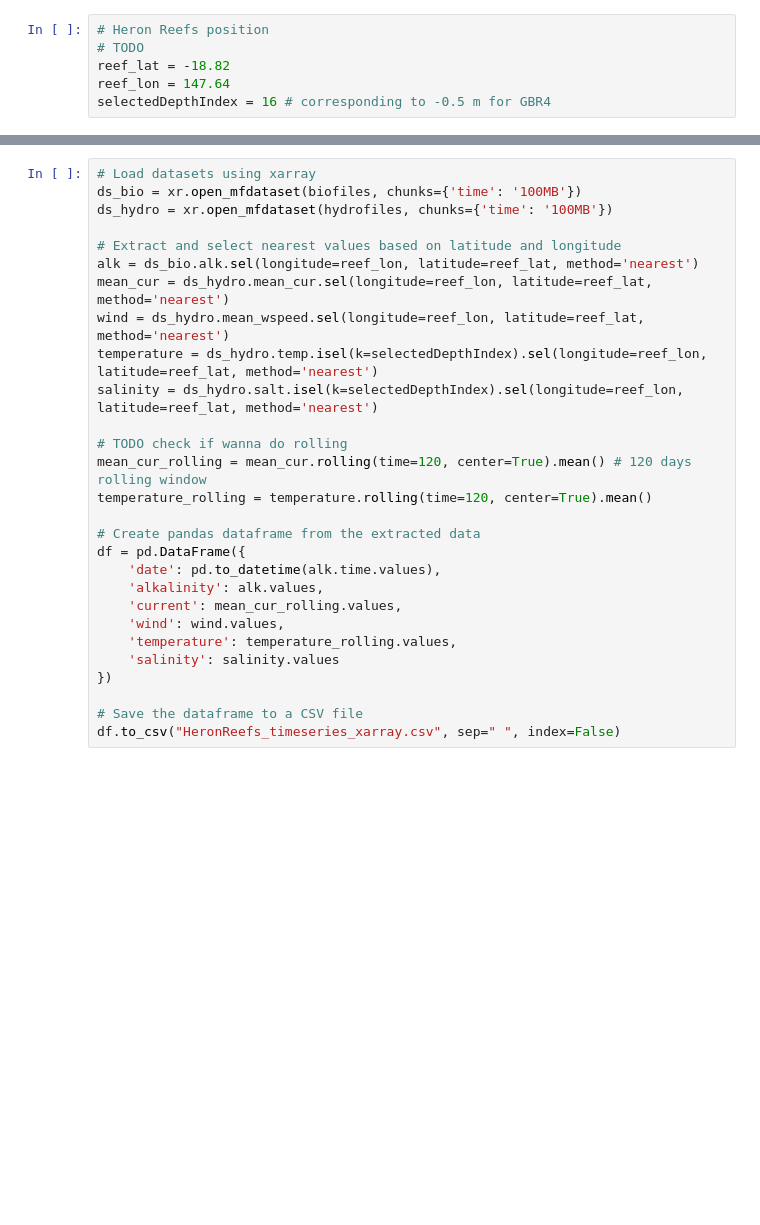
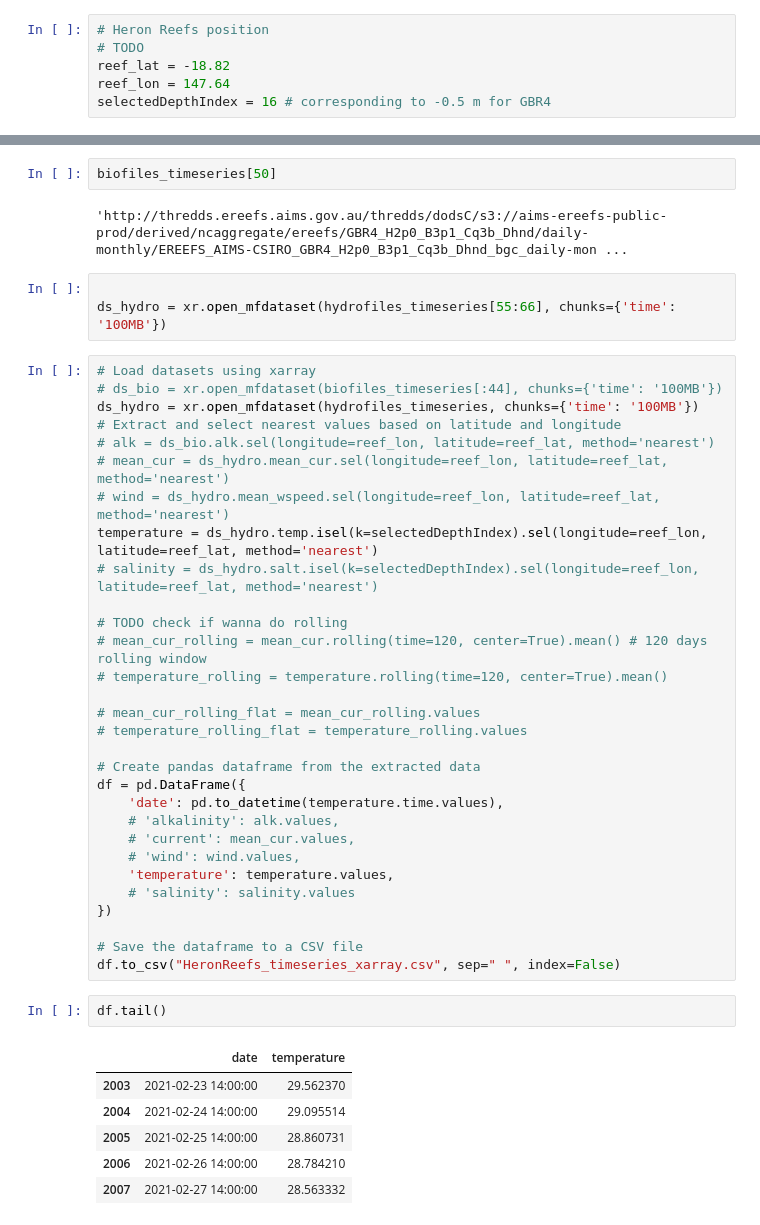
Before and after one commit to Lokyiulee/ENVI5809_Grp4, a Jupyter notebook: project.ipynb, the cells around one changed output, grey strips where cells are left out. Saved outputs shown, nothing was run; the diff lists cells and outputs as text; blank space fills up the shorter version.

```diff
--- a/project.ipynb
+++ b/project.ipynb
@@ -72,31 +108,49 @@ selectedDepthIndex = 16 # corresponding to -0.5 m for GBR4
+# %%
+biofiles_timeseries[50]
+# %% [output]
+'http://thredds.ereefs.aims.gov.au/thredds/dodsC/s3://aims-ereefs-public-prod/derived/ncaggregate/ereefs/GBR4_H2p0_B3p1_Cq3b_Dhnd/daily-monthly/EREEFS_AIMS-CSIRO_GBR4_H2p0_B3p1_Cq3b_Dhnd_bgc_daily-mon ...
+# %%
+
+ds_hydro = xr.open_mfdataset(hydrofiles_timeseries[55:66], chunks={'time': '100MB'})
 # %%
 # Load datasets using xarray
-ds_bio = xr.open_mfdataset(biofiles, chunks={'time': '100MB'})
-ds_hydro = xr.open_mfdataset(hydrofiles, chunks={'time': '100MB'})
-
+# ds_bio = xr.open_mfdataset(biofiles_timeseries[:44], chunks={'time': '100MB'})
+ds_hydro = xr.open_mfdataset(hydrofiles_timeseries, chunks={'time': '100MB'})
 # Extract and select nearest values based on latitude and longitude
-alk = ds_bio.alk.sel(longitude=reef_lon, latitude=reef_lat, method='nearest')
-mean_cur = ds_hydro.mean_cur.sel(longitude=reef_lon, latitude=reef_lat, method='nearest')
-wind = ds_hydro.mean_wspeed.sel(longitude=reef_lon, latitude=reef_lat, method='nearest')
+# alk = ds_bio.alk.sel(longitude=reef_lon, latitude=reef_lat, method='nearest')
+# mean_cur = ds_hydro.mean_cur.sel(longitude=reef_lon, latitude=reef_lat, method='nearest')
+# wind = ds_hydro.mean_wspeed.sel(longitude=reef_lon, latitude=reef_lat, method='nearest')
 temperature = ds_hydro.temp.isel(k=selectedDepthIndex).sel(longitude=reef_lon, latitude=reef_lat, method='nearest')
-salinity = ds_hydro.salt.isel(k=selectedDepthIndex).sel(longitude=reef_lon, latitude=reef_lat, method='nearest')
+# salinity = ds_hydro.salt.isel(k=selectedDepthIndex).sel(longitude=reef_lon, latitude=reef_lat, method='nearest')
 
 # TODO check if wanna do rolling
-mean_cur_rolling = mean_cur.rolling(time=120, center=True).mean() # 120 days rolling window
-temperature_rolling = temperature.rolling(time=120, center=True).mean()
+# mean_cur_rolling = mean_cur.rolling(time=120, center=True).mean() # 120 days rolling window
+# temperature_rolling = temperature.rolling(time=120, center=True).mean()
+
+# mean_cur_rolling_flat = mean_cur_rolling.values
+# temperature_rolling_flat = temperature_rolling.values
 
 # Create pandas dataframe from the extracted data
 df = pd.DataFrame({
-    'date': pd.to_datetime(alk.time.values),
-    'alkalinity': alk.values,
-    'current': mean_cur_rolling.values,
-    'wind': wind.values,
-    'temperature': temperature_rolling.values,
-    'salinity': salinity.values
+    'date': pd.to_datetime(temperature.time.values),
+    # 'alkalinity': alk.values,
+    # 'current': mean_cur.values,
+    # 'wind': wind.values,
+    'temperature': temperature.values,
+    # 'salinity': salinity.values
 })
 
 # Save the dataframe to a CSV file
 df.to_csv("HeronReefs_timeseries_xarray.csv", sep=" ", index=False)
+# %%
+df.tail()
+# %% [output]
+|  | date | temperature |
+| 2003 | 2021-02-23 14:00:00 | 29.562370 |
+| 2004 | 2021-02-24 14:00:00 | 29.095514 |
+| 2005 | 2021-02-25 14:00:00 | 28.860731 |
+| 2006 | 2021-02-26 14:00:00 | 28.784210 |
+| 2007 | 2021-02-27 14:00:00 | 28.563332 |
 # %%
 # Add day, month, year columns for heatmap
 df['day'] = df['date'].dt.day
```
Also changed, not shown: parts of 5 cells of this notebook.
